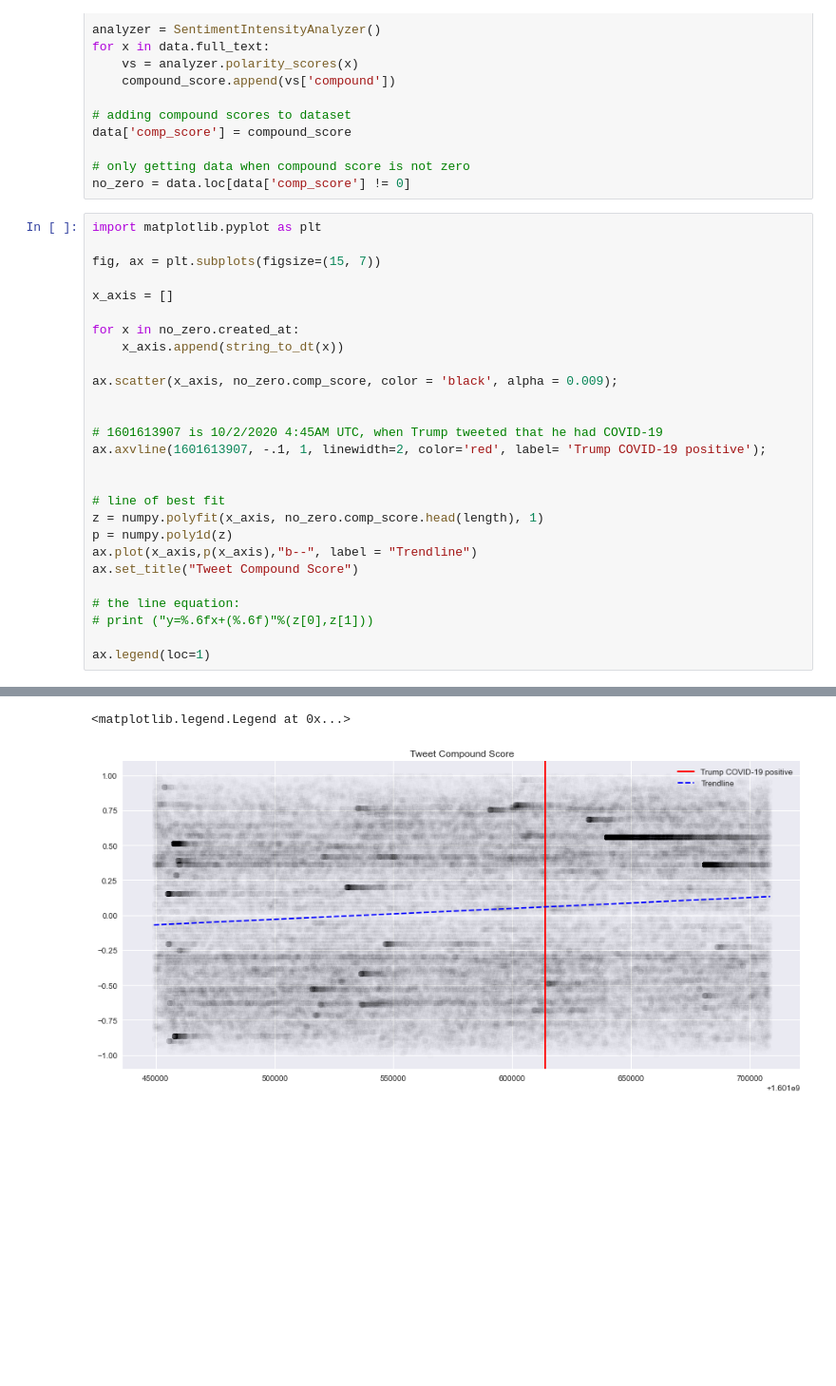
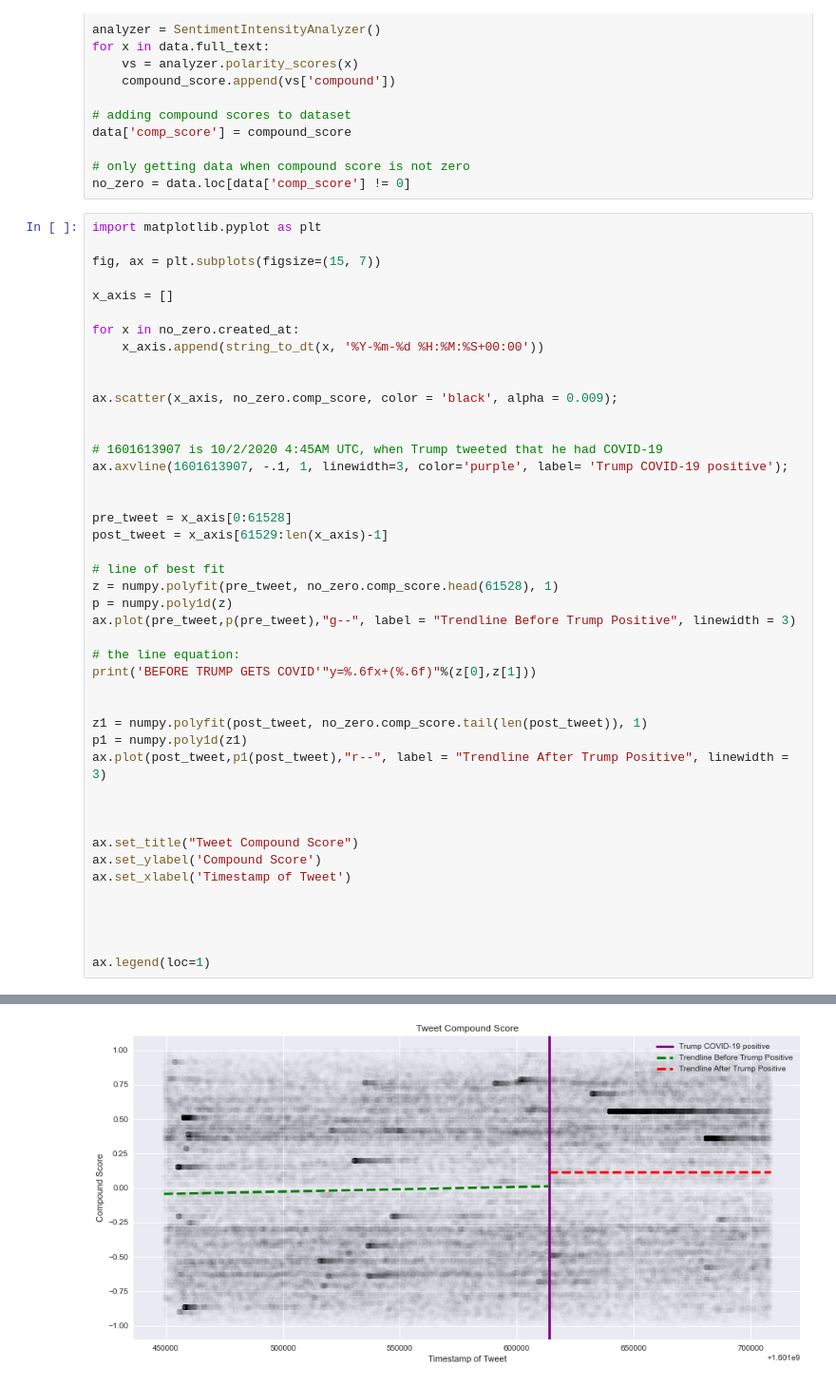
Before and after one commit to rcohngru/datathon, a Jupyter notebook: hursh_eda.ipynb, the cells around one changed output, grey strips where cells are left out. Shown: that part at 95% size. Saved outputs shown, nothing was run; the diff lists cells and outputs as text; blank space fills up the shorter version.

Commit message:
finished graph and added .py

```diff
--- a/hursh_eda.ipynb
+++ b/hursh_eda.ipynb
@@ -75,23 +77,40 @@ fig, ax = plt.subplots(figsize=(15, 7))
 x_axis = []
 
 for x in no_zero.created_at:
-    x_axis.append(string_to_dt(x))
+    x_axis.append(string_to_dt(x, '%Y-%m-%d %H:%M:%S+00:00'))
+
 
 ax.scatter(x_axis, no_zero.comp_score, color = 'black', alpha = 0.009);
 
 
 # 1601613907 is 10/2/2020 4:45AM UTC, when Trump tweeted that he had COVID-19
-ax.axvline(1601613907, -.1, 1, linewidth=2, color='red', label= 'Trump COVID-19 positive');
+ax.axvline(1601613907, -.1, 1, linewidth=3, color='purple', label= 'Trump COVID-19 positive');
 
 
+pre_tweet = x_axis[0:61528]
+post_tweet = x_axis[61529:len(x_axis)-1]
+
 # line of best fit
-z = numpy.polyfit(x_axis, no_zero.comp_score.head(length), 1)
+z = numpy.polyfit(pre_tweet, no_zero.comp_score.head(61528), 1)
 p = numpy.poly1d(z)
-ax.plot(x_axis,p(x_axis),"b--", label = "Trendline")
-ax.set_title("Tweet Compound Score")
+ax.plot(pre_tweet,p(pre_tweet),"g--", label = "Trendline Before Trump Positive", linewidth = 3)
 
 # the line equation:
-# print ("y=%.6fx+(%.6f)"%(z[0],z[1]))
+print('BEFORE TRUMP GETS COVID'"y=%.6fx+(%.6f)"%(z[0],z[1]))
+
+
+z1 = numpy.polyfit(post_tweet, no_zero.comp_score.tail(len(post_tweet)), 1)
+p1 = numpy.poly1d(z1)
+ax.plot(post_tweet,p1(post_tweet),"r--", label = "Trendline After Trump Positive", linewidth = 3)
+
+
+
+ax.set_title("Tweet Compound Score")
+ax.set_ylabel('Compound Score')
+ax.set_xlabel('Timestamp of Tweet')
+
+
+
 
 ax.legend(loc=1)
 # %% [output]
@@ -99,2 +118 @@ y=0.000001x+(-1248.918059)
-<matplotlib.legend.Legend at 0x...>
-[figure, old version]
+[figure, new version]
```
Also changed, not shown: parts of 2 cells of this notebook, 1 other file.
